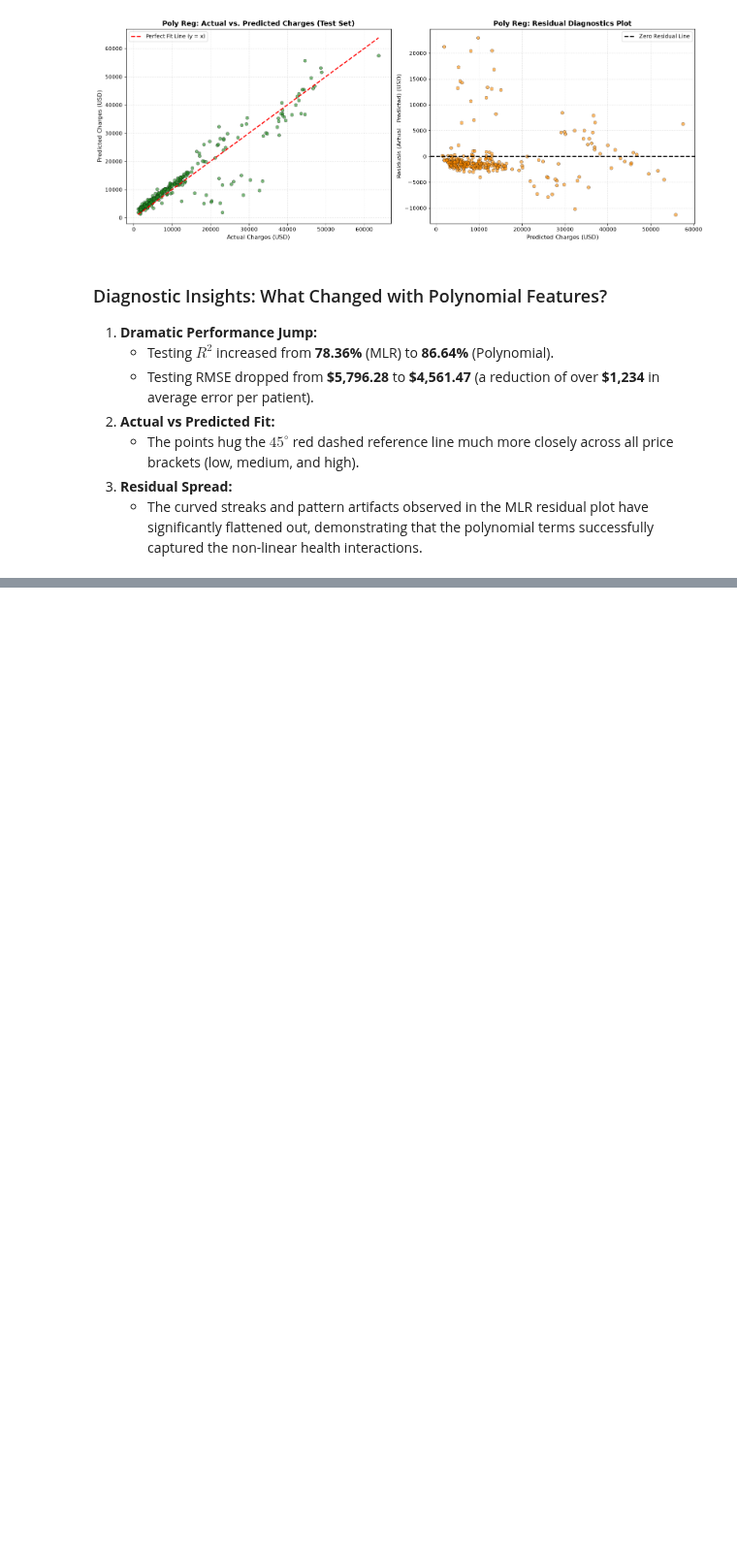
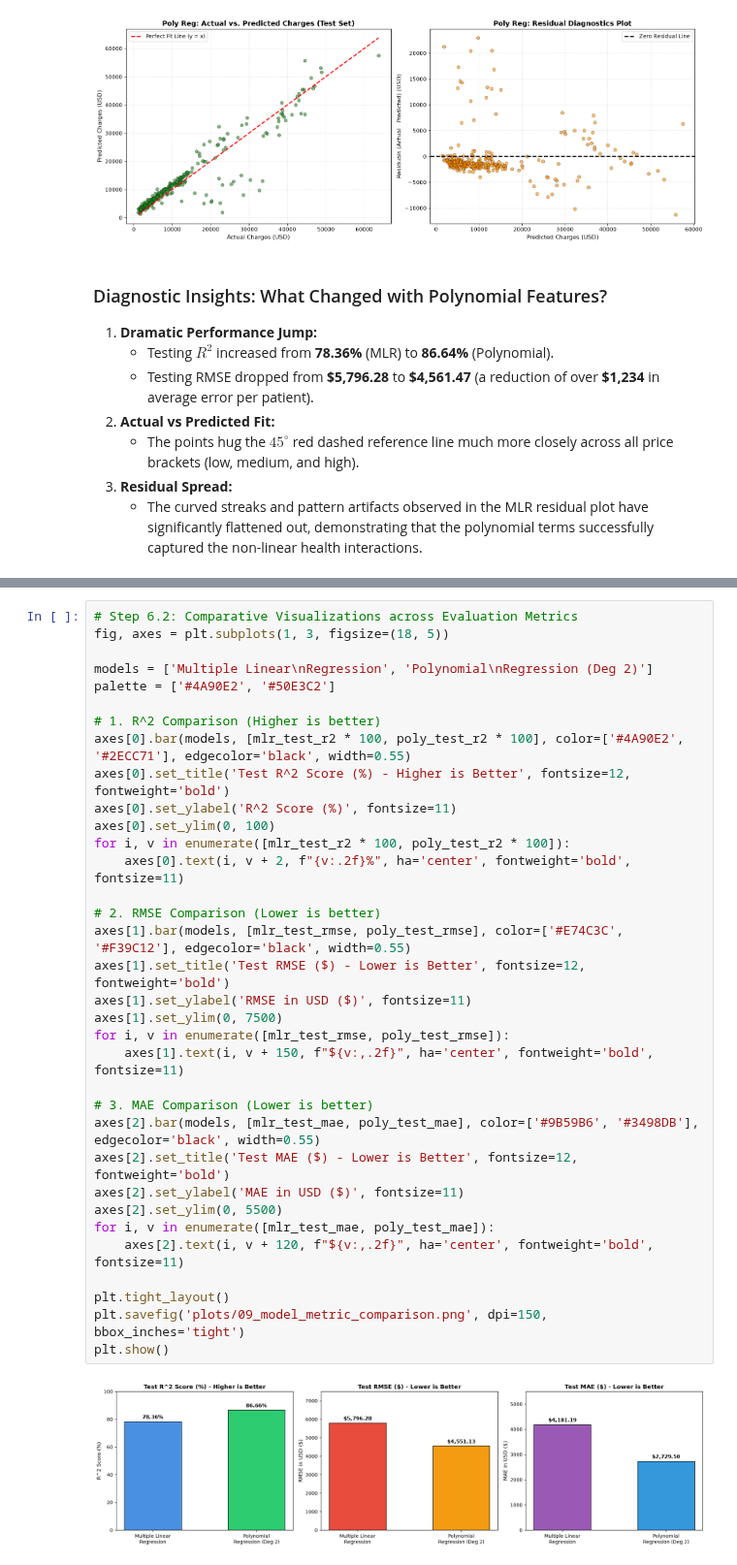
Before and after one commit to ahsansheikh14/machine-learning-lab, a Jupyter notebook: OEL/oel_regression_analysis.ipynb, the cells around one changed output, grey strips where cells are left out. Shown at 97% size. Cells and saved outputs as stored; diff of their text form; blank space fills up the shorter version.

Commit message:
Compared Multiple and Polynomial Regression models

```diff
--- a/OEL/oel_regression_analysis.ipynb
+++ b/OEL/oel_regression_analysis.ipynb
@@ -747,0 +794,36 @@ plt.show()
+# %%
+# Step 6.2: Comparative Visualizations across Evaluation Metrics
+fig, axes = plt.subplots(1, 3, figsize=(18, 5))
+
+models = ['Multiple Linear\nRegression', 'Polynomial\nRegression (Deg 2)']
+palette = ['#4A90E2', '#50E3C2']
+
+# 1. R^2 Comparison (Higher is better)
+axes[0].bar(models, [mlr_test_r2 * 100, poly_test_r2 * 100], color=['#4A90E2', '#2ECC71'], edgecolor='black', width=0.55)
+axes[0].set_title('Test R^2 Score (%) - Higher is Better', fontsize=12, fontweight='bold')
+axes[0].set_ylabel('R^2 Score (%)', fontsize=11)
+axes[0].set_ylim(0, 100)
+for i, v in enumerate([mlr_test_r2 * 100, poly_test_r2 * 100]):
+    axes[0].text(i, v + 2, f"{v:.2f}%", ha='center', fontweight='bold', fontsize=11)
+
+# 2. RMSE Comparison (Lower is better)
+axes[1].bar(models, [mlr_test_rmse, poly_test_rmse], color=['#E74C3C', '#F39C12'], edgecolor='black', width=0.55)
+axes[1].set_title('Test RMSE ($) - Lower is Better', fontsize=12, fontweight='bold')
+axes[1].set_ylabel('RMSE in USD ($)', fontsize=11)
+axes[1].set_ylim(0, 7500)
+for i, v in enumerate([mlr_test_rmse, poly_test_rmse]):
+    axes[1].text(i, v + 150, f"${v:,.2f}", ha='center', fontweight='bold', fontsize=11)
+
+# 3. MAE Comparison (Lower is better)
+axes[2].bar(models, [mlr_test_mae, poly_test_mae], color=['#9B59B6', '#3498DB'], edgecolor='black', width=0.55)
+axes[2].set_title('Test MAE ($) - Lower is Better', fontsize=12, fontweight='bold')
+axes[2].set_ylabel('MAE in USD ($)', fontsize=11)
+axes[2].set_ylim(0, 5500)
+for i, v in enumerate([mlr_test_mae, poly_test_mae]):
+    axes[2].text(i, v + 120, f"${v:,.2f}", ha='center', fontweight='bold', fontsize=11)
+
+plt.tight_layout()
+plt.savefig('plots/09_model_metric_comparison.png', dpi=150, bbox_inches='tight')
+plt.show()
+# %% [output]
+[figure, added]
```
Also changed, not shown: parts of 4 cells of this notebook, 1 other file.
